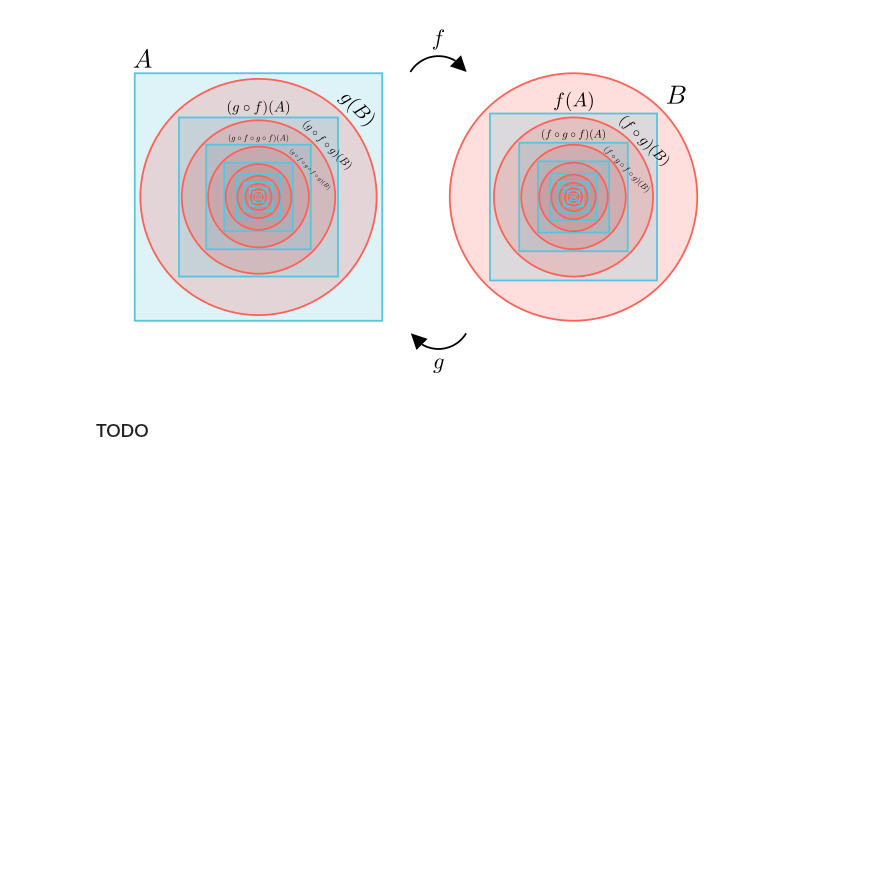
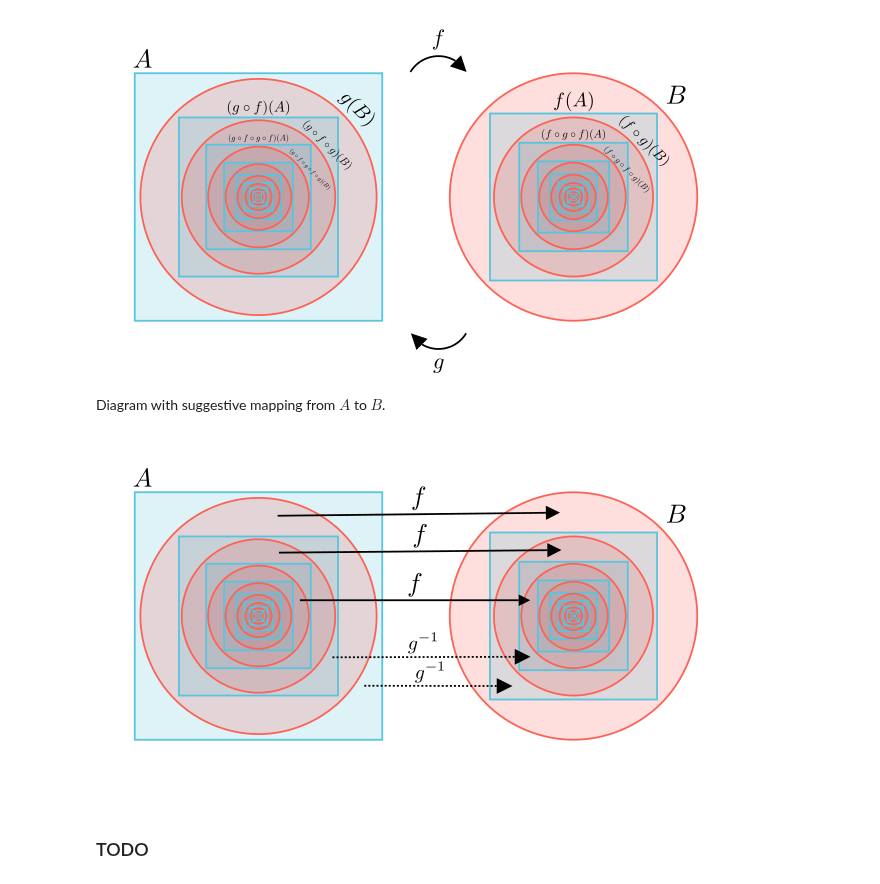
Before and after one commit to PhotonicGluon/NZQRC-Book, a Jupyter notebook: code/image_generation/notebooks/part-1/counting.ipynb, the cells around one changed output. Cells and saved outputs as stored; diff of their text form; code cells hidden in the pictures; blank space fills up the shorter version.

Commit message:
Add remaining CSB images

```diff
--- a/code/image_generation/notebooks/part-1/counting.ipynb
+++ b/code/image_generation/notebooks/part-1/counting.ipynb
@@ -681,5 +758,16 @@ class MyCSBDiagram(CSBDiagram):
         self._stage_2(set_a, set_b)
 # %% [output]
 [figure]
+# %% [markdown]
+Diagram with suggestive mapping from $A$ to $B$.
+# %%
+%%generate_image csb_3 MyCSBDiagram
+
+class MyCSBDiagram(CSBDiagram):
+    def construct(self):
+        set_a, set_b = self._stage_1(add_func_labels=False)
+        self._stage_3(set_a, set_b)
+# %% [output]
+[figure, added]
 # %% [markdown]
 ### TODO
```
Also changed, not shown: parts of 1 cell of this notebook, 4 other files.
